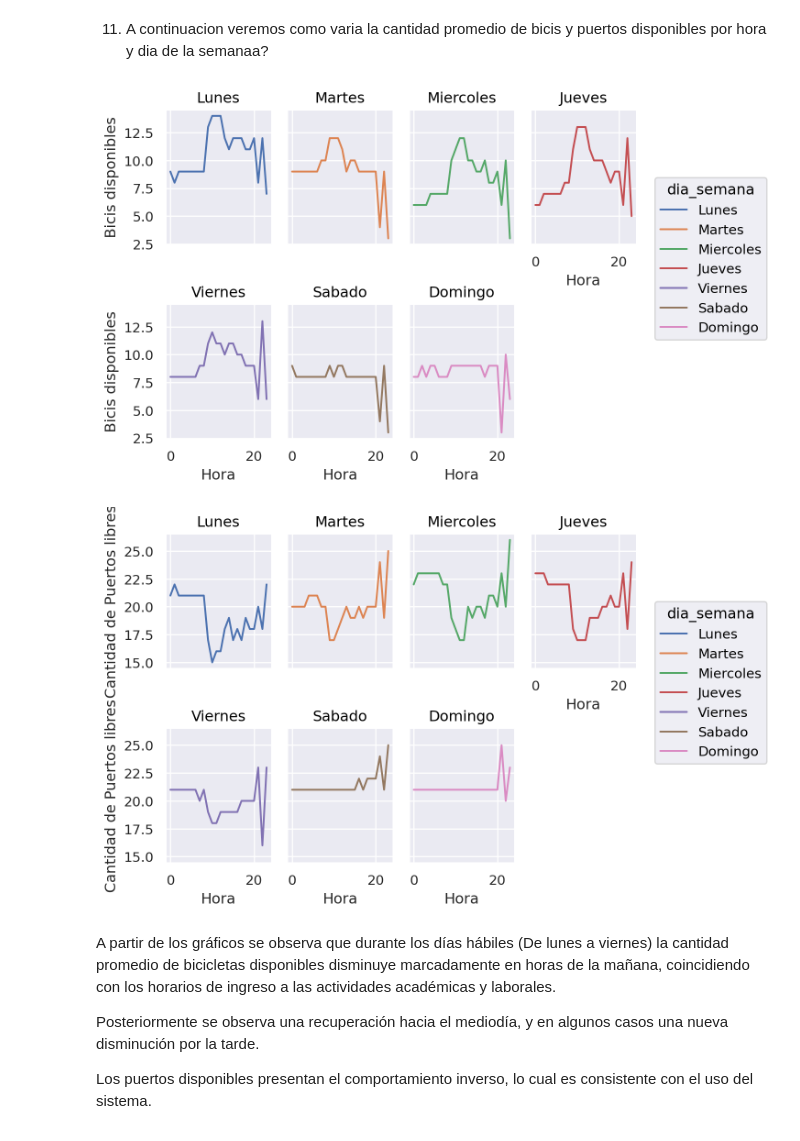
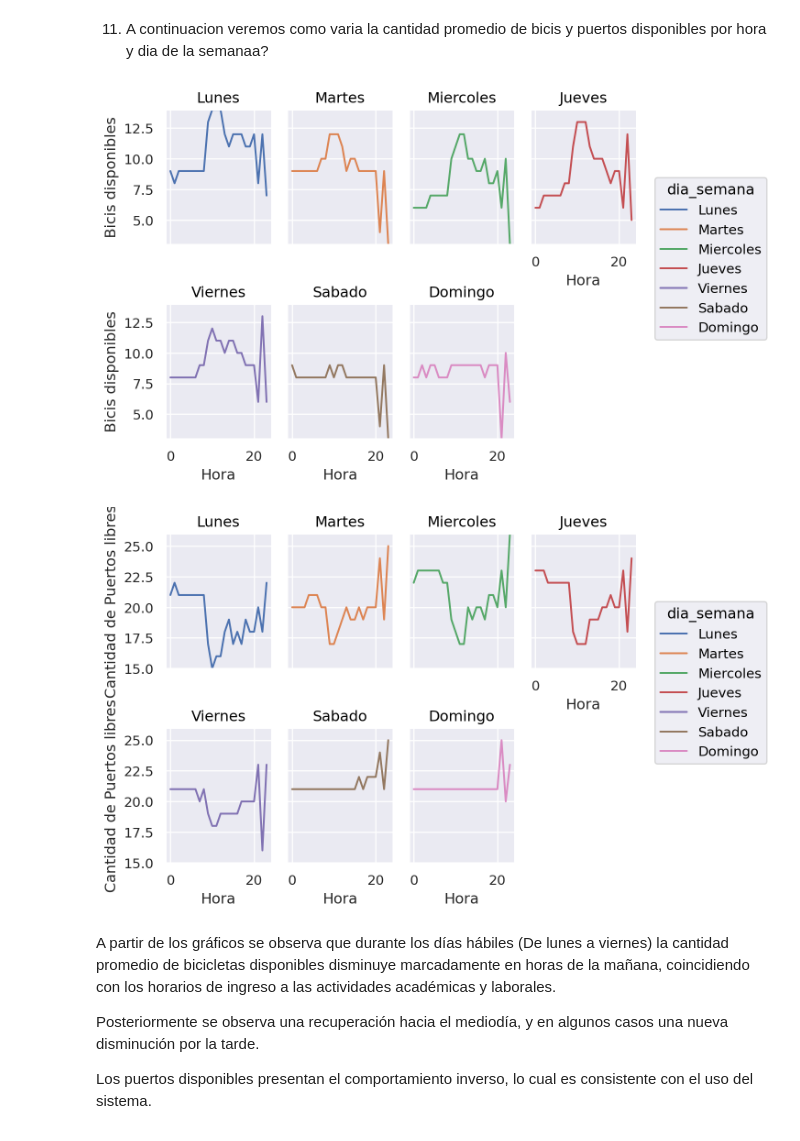
Before and after one commit to davidpalacio1/TP-1-LDD, a Jupyter notebook: TP_bicis.ipynb, the cells around one changed output. Drawn from its saved outputs; the diff is of its cells as text; code cells hidden in the pictures.

```diff
--- a/TP_bicis.ipynb
+++ b/TP_bicis.ipynb
@@ -391,29 +391,43 @@ cantidades_promedios["dia_semana"] = pd.Categorical(
     cantidades_promedios["dia_semana"],
     categories=dias, ordered=True
 )
+# %%
+# Fijo la escala vertical para todos los paneles, así evito posibles deformaciones como consecuencia de que cada panel se ajuste por su rango:
+
+min_bicis = cantidades_promedios["cantidad_bicis_disponibles(promedio)"].min()
+max_bicis = cantidades_promedios["cantidad_bicis_disponibles(promedio)"].max()
+
+min_puertos = cantidades_promedios["cantidad_puertos_disponibles(promedio)"].min()
+max_puertos = cantidades_promedios["cantidad_puertos_disponibles(promedio)"].max()
 # %%
+# Gráficamos la cantidad promedio de bicis disponibles para cada día de la semana:
+
 (
     so.Plot(
         cantidades_promedios,
         x = "hora",
         y = "cantidad_bicis_disponibles(promedio)",
         color="dia_semana"
     )
     .facet(col="dia_semana", wrap=4) #esto es para que me muestre 4 gráficos separados y luego cambie de linea
     .add(so.Line())
+    .limit(y=(min_bicis, max_bicis))
     .label(x="Hora",y="Bicis disponibles")
 )
 # %% [output]
-[figure, old version]
+[figure, new version]
 # %%
+# Gráficamos la cantidad promedio de puertos disponibles para cada día de la semana:
+
 (
     so.Plot(data = cantidades_promedios,x = "hora", y = "cantidad_puertos_disponibles(promedio)",color="dia_semana")
     .facet(col="dia_semana", wrap=4)
     .add(so.Line())
+    .limit(y=(min_puertos, max_puertos))
     .label(x="Hora",y="Cantidad de Puertos libres")
 )
 # %% [output]
-[figure, old version]
+[figure, new version]
 # %% [markdown]
 A partir de los gráficos se observa que durante los días hábiles
 (De lunes a viernes) la cantidad promedio de bicicletas disponibles
```
